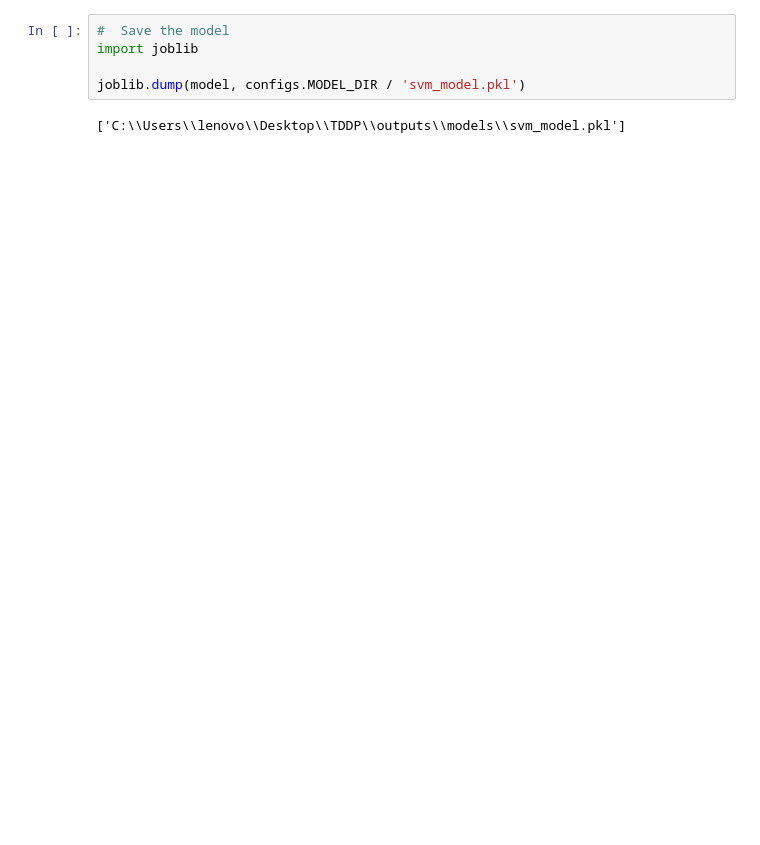
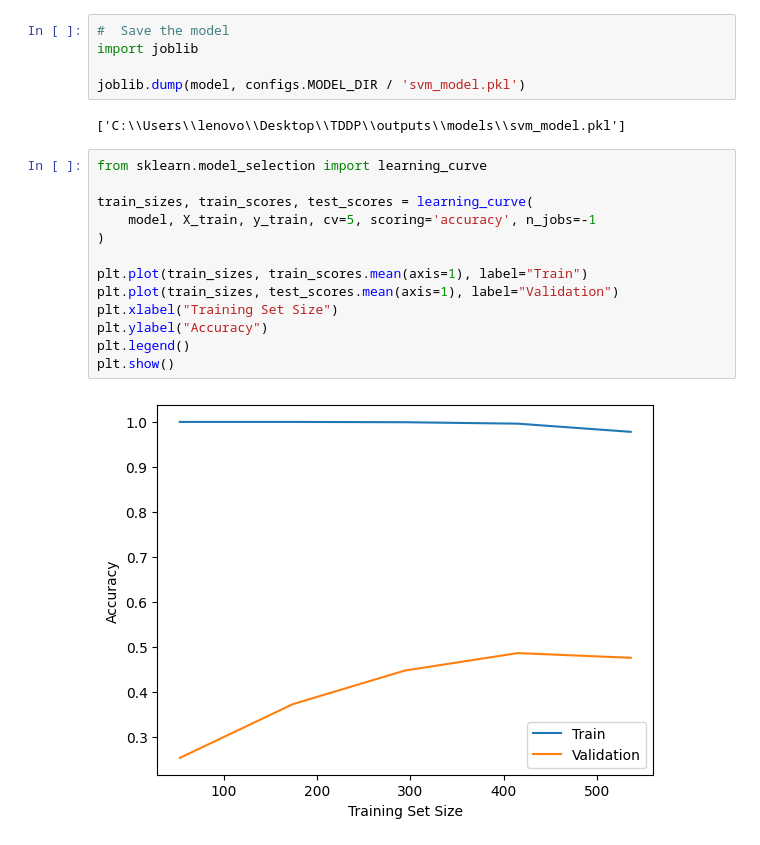
Before and after one commit to nvcy/TreeClassification, a Jupyter notebook: Users/lenovo/Desktop/TDDP/notebooks/03_LBP_SVM.ipynb, the cells around one changed output. Drawn from its saved outputs; the diff is of its cells as text; blank space fills up the shorter version.

```diff
--- a/Users/lenovo/Desktop/TDDP/notebooks/03_LBP_SVM.ipynb
+++ b/Users/lenovo/Desktop/TDDP/notebooks/03_LBP_SVM.ipynb
@@ -63,3 +63,18 @@ import joblib
 joblib.dump(model, configs.MODEL_DIR / 'svm_model.pkl')
 # %% [output]
 ['C:\\Users\\lenovo\\Desktop\\TDDP\\outputs\\models\\svm_model.pkl']
+# %%
+from sklearn.model_selection import learning_curve
+
+train_sizes, train_scores, test_scores = learning_curve(
+    model, X_train, y_train, cv=5, scoring='accuracy', n_jobs=-1
+)
+
+plt.plot(train_sizes, train_scores.mean(axis=1), label="Train")
+plt.plot(train_sizes, test_scores.mean(axis=1), label="Validation")
+plt.xlabel("Training Set Size")
+plt.ylabel("Accuracy")
+plt.legend()
+plt.show()
+# %% [output]
+[figure, added]
```
Also changed, not shown: parts of 1 cell of this notebook, 6 other files.
